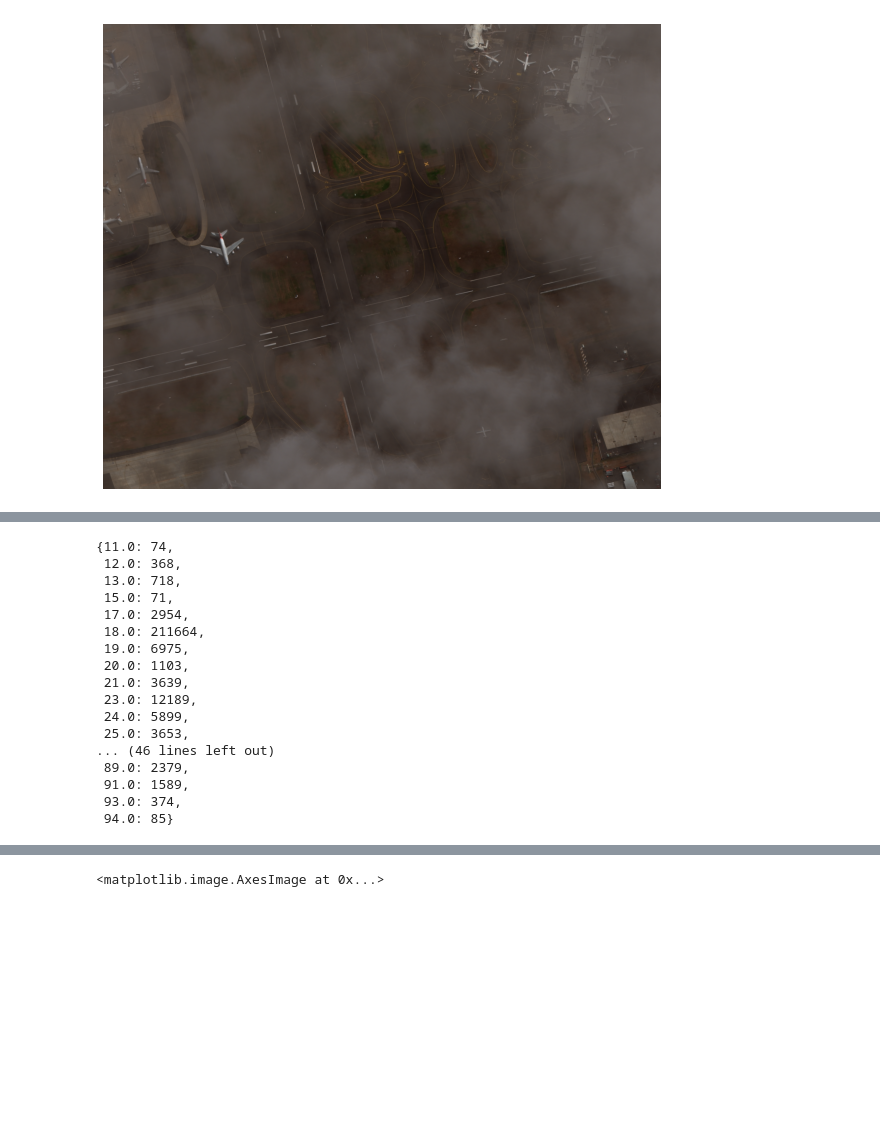
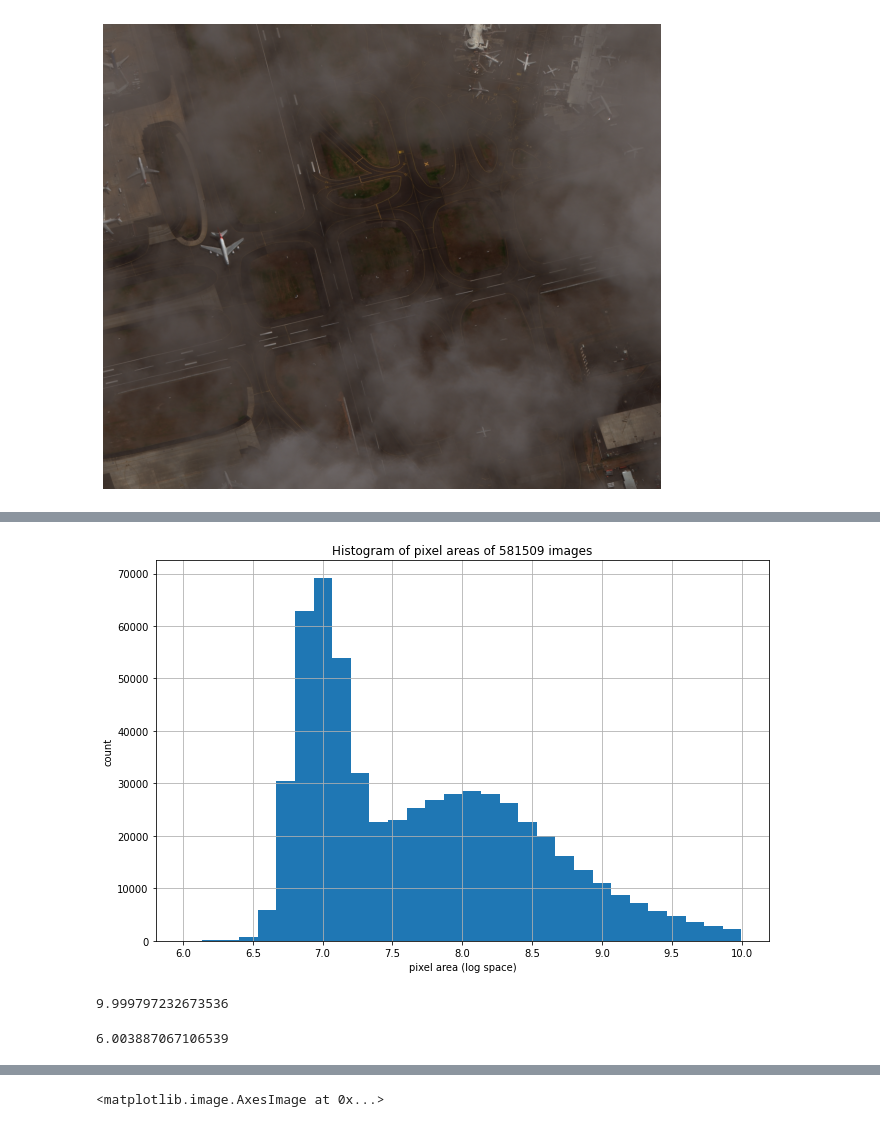
Before and after one commit to NatnaelTDaba/Object-Detection, a Jupyter notebook: xView_Processing.ipynb, the cells around one changed output, grey strips where cells are left out. Drawn from its saved outputs; the diff is of its cells as text; code cells hidden in the pictures; blank space fills up the shorter version.

```diff
--- a/xView_Processing.ipynb
+++ b/xView_Processing.ipynb
@@ -132,21 +126,0 @@ valid_labels
-# %%
-unique, counts = np.unique(classes, return_counts=True)
-dict(zip(unique, counts))
-# %% [output]
-{11.0: 74,
- 12.0: 368,
- 13.0: 718,
- 15.0: 71,
- 17.0: 2954,
- 18.0: 211664,
- 19.0: 6975,
- 20.0: 1103,
- 21.0: 3639,
- 23.0: 12189,
- 24.0: 5899,
- 25.0: 3653,
-... (46 lines left out)
- 89.0: 2379,
- 91.0: 1589,
- 93.0: 374,
- 94.0: 85}
@@ -152,0 +131,4 @@ dict(zip(unique, counts))
+# %%
+loaded_pixel_area_file = open('new_pixel_areas2.pkl','rb')
+a = pickle.load(loaded_pixel_area_file)
+a
@@ -152,0 +139,18 @@ dict(zip(unique, counts))
+# %%
+plt.figure(figsize=[11,7])
+plt.grid()
+h = plt.hist(np.log(a), bins=30)
+plt.xlabel("pixel area (log space)")
+plt.ylabel("count")
+plt.title("Histogram of pixel areas of 581509 images")
+plt.show()
+# %% [output]
+[figure, added]
+# %%
+np.log(max(a))
+# %% [output]
+9.999797232673536
+# %%
+np.log(min(a))
+# %% [output]
+6.003887067106539
```
Also changed, not shown: parts of 27 cells of this notebook.
